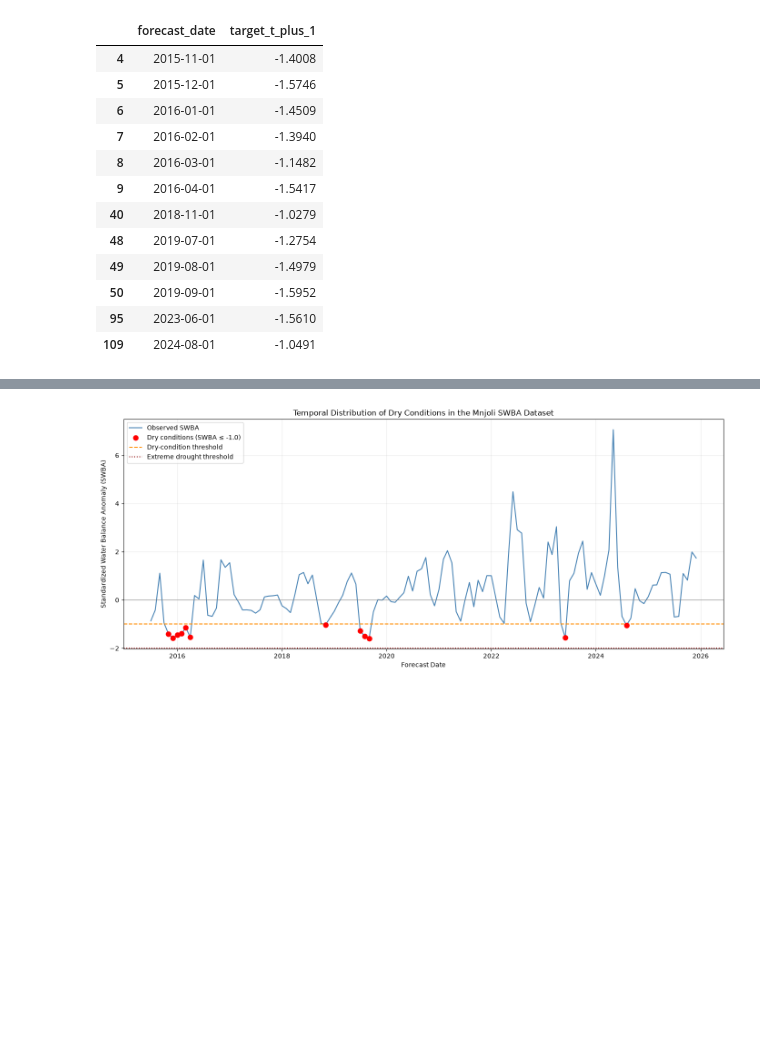
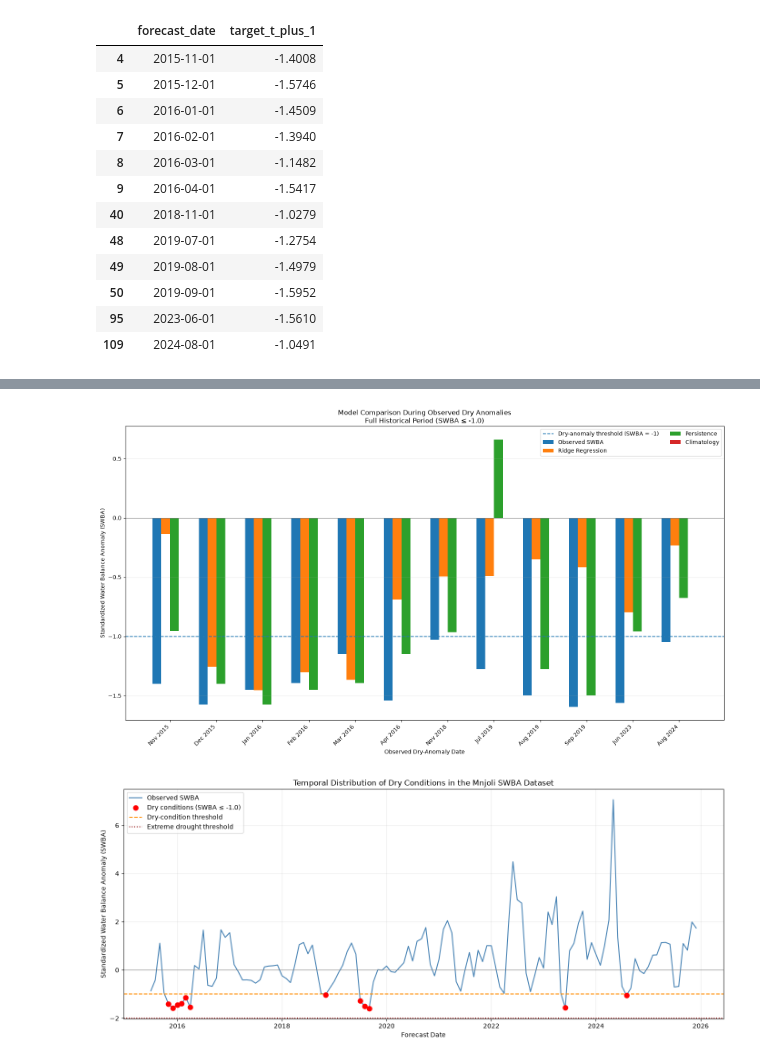
Before and after one commit to Paradise-theking/Eswatini-Water-Stress-ML, a Jupyter notebook: notebooks/06_sensitivity_and_anomaly_analysis_clean.ipynb, the cells around one changed output, grey strips where cells are left out. Cells and saved outputs as stored; diff of their text form; code cells hidden in the pictures; blank space fills up the shorter version.

```diff
--- a/notebooks/06_sensitivity_and_anomaly_analysis_clean.ipynb
+++ b/notebooks/06_sensitivity_and_anomaly_analysis_clean.ipynb
@@ -538,3 +650,87 @@ Dry-condition samples (SWBA <= -1.0):
+# %%
+
+import matplotlib.pyplot as plt
+import numpy as np
+from pathlib import Path
+
+# Sort full-period dry anomalies chronologically
+plot_data = dry_comparison.sort_values(
+    "forecast_date"
+).copy()
+
+dates = pd.to_datetime(plot_data["forecast_date"])
+
+x = np.arange(len(plot_data))
+width = 0.19
+
+fig, ax = plt.subplots(figsize=(16, 9))
+
+series = [
+    ("observed", "Observed SWBA"),
+    ("ridge", "Ridge Regression"),
+    ("persistence", "Persistence"),
+    ("climatology", "Climatology")
+]
+
+for i, (column, label) in enumerate(series):
+    ax.bar(
+        x + (i - 1.5) * width,
+        plot_data[column],
+        width,
+        label=label
+    )
+
+ax.axhline(
+    y=-1.0,
+    linestyle="--",
+    linewidth=1.5,
+    label="Dry-anomaly threshold (SWBA = -1)"
+)
+
+ax.axhline(
+    y=0,
+    color="gray",
+    linewidth=0.8
+)
+
+ax.set_xticks(x)
+ax.set_xticklabels(
+    dates.dt.strftime("%b %Y"),
+    rotation=45,
+    ha="right"
+)
+
+ax.set_title(
+    "Model Comparison During Observed Dry Anomalies\n"
+    "Full Historical Period (SWBA ≤ -1.0)"
+)
+
+ax.set_xlabel("Observed Dry-Anomaly Date")
+ax.set_ylabel("Standardized Water Balance Anomaly (SWBA)")
+
+ax.legend(ncol=2)
+ax.grid(axis="y", alpha=0.25)
+
+plt.tight_layout()
+
+output_dir = Path("outputs")
+output_dir.mkdir(parents=True, exist_ok=True)
+
+plt.savefig(
+    output_dir / "supplementary_dry_anomaly_bar_comparison.png",
+    dpi=300,
+    bbox_inches="tight"
+)
+
+plt.savefig(
+    output_dir / "supplementary_dry_anomaly_bar_comparison.pdf",
+    bbox_inches="tight"
+)
+
+plt.show()
+plt.close()
+# %% [output]
+[figure, added]
 # %%
 import matplotlib.pyplot as plt
 import pandas as pd
```
Also changed, not shown: parts of 23 cells of this notebook, 2 other files.
